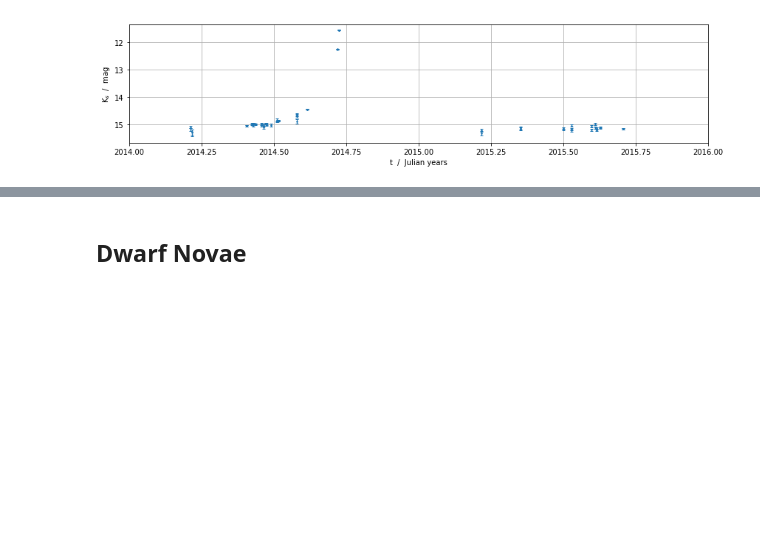
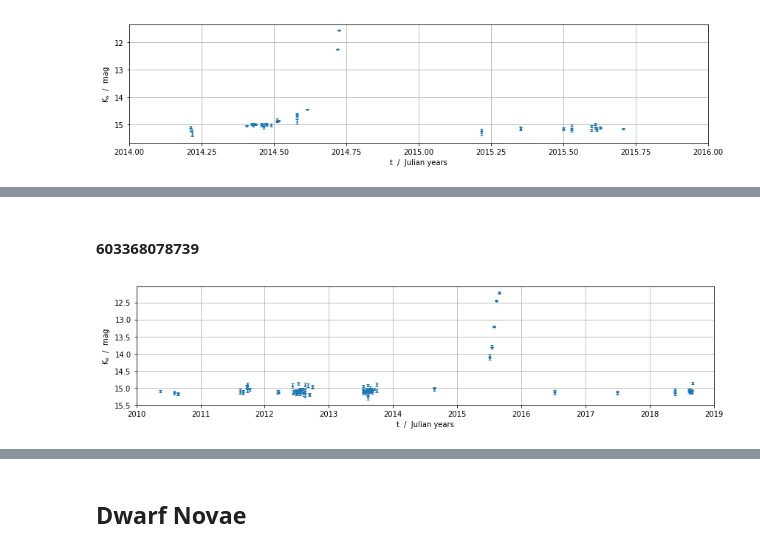
Before and after one commit to lsmithast/virac2_validation, a Jupyter notebook: variable_oddities.ipynb, the cells around one changed output, grey strips where cells are left out. Cells and saved outputs as stored; diff of their text form; code cells hidden in the pictures; blank space fills up the shorter version.

```diff
--- a/variable_oddities.ipynb
+++ b/variable_oddities.ipynb
@@ -67,0 +80,6 @@ plot_lc(615660093663, (2014,2016))
+# %% [markdown]
+#### 603368078739
+# %%
+plot_lc(603368078739)
+# %% [output]
+[figure, added]
```
Also changed, not shown: parts of 12 cells of this notebook.
